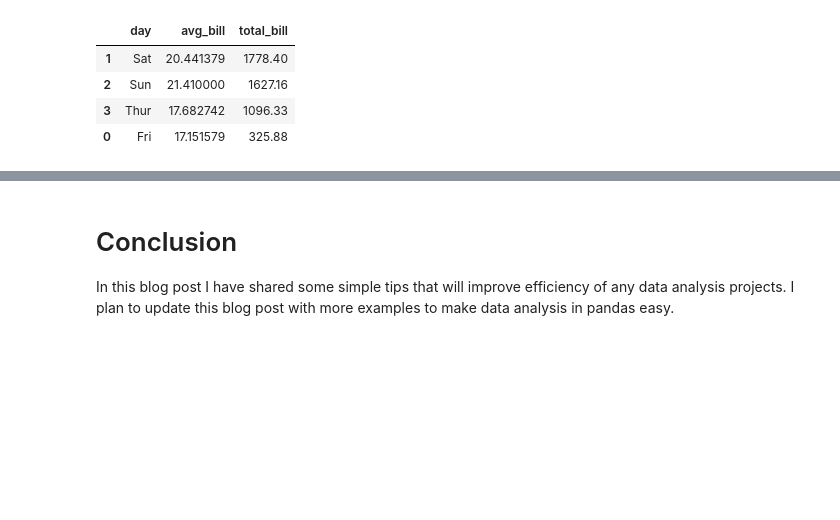
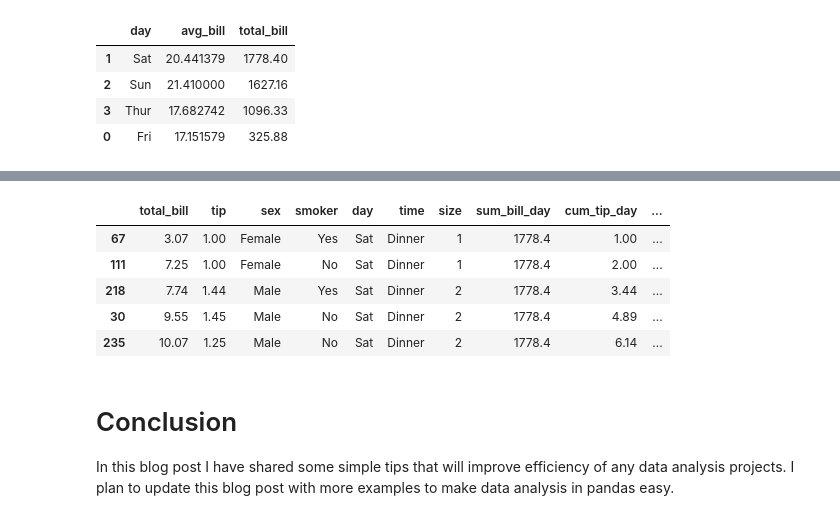
Before and after one commit to anaveenan/anaveenan, a Jupyter notebook: _notebooks/2020-03-05-the-pandas-reference.ipynb, the cells around one changed output, grey strips where cells are left out. Cells and saved outputs as stored; diff of their text form; code cells hidden in the pictures; blank space fills up the shorter version.

```diff
--- a/_notebooks/2020-03-05-the-pandas-reference.ipynb
+++ b/_notebooks/2020-03-05-the-pandas-reference.ipynb
@@ -263,3 +310,23 @@ Use sort_values to order a pandas data frame along the column/axis specified
+# %%
+#Equivalent of sum(total_bill) over(partition by day) as sum_bill_day
+#Equivalent of sum(tip) over(partition by day order by total bill asc) as cum_tip_day
+#Equivalent of sum(tip) over(partition by day order by total. bill rows between 3 preceeding and current row) as rolling_3d_sum
+
+(df
+ .assign(sum_bill_day=lambda x:x.groupby(['day'])['total_bill'].transform('sum'))
+ .assign(cum_tip_day=lambda x:x.sort_values(['total_bill']).groupby(['day'])['tip'].cumsum())
+ .assign(rolling_3d_sum=lambda x:x.sort_values(['total_bill']).groupby(['day'])['tip'].rolling(2,min_period=1).sum().reset_index(drop=True, level=0))
+ .query("day=='Sat'")
+ .sort_values(['total_bill'])
+ .head()
+)
+# %% [output]
+|  | total_bill | tip | sex | smoker | day | time | size | sum_bill_day | cum_tip_day | ... |
+| 67 | 3.07 | 1.00 | Female | Yes | Sat | Dinner | 1 | 1778.4 | 1.00 | ... |
+| 111 | 7.25 | 1.00 | Female | No | Sat | Dinner | 1 | 1778.4 | 2.00 | ... |
+| 218 | 7.74 | 1.44 | Male | Yes | Sat | Dinner | 2 | 1778.4 | 3.44 | ... |
+| 30 | 9.55 | 1.45 | Male | No | Sat | Dinner | 2 | 1778.4 | 4.89 | ... |
+| 235 | 10.07 | 1.25 | Male | No | Sat | Dinner | 2 | 1778.4 | 6.14 | ... |
 # %% [markdown]
 # Conclusion
 
```
Also changed, not shown: parts of 4 cells of this notebook.
